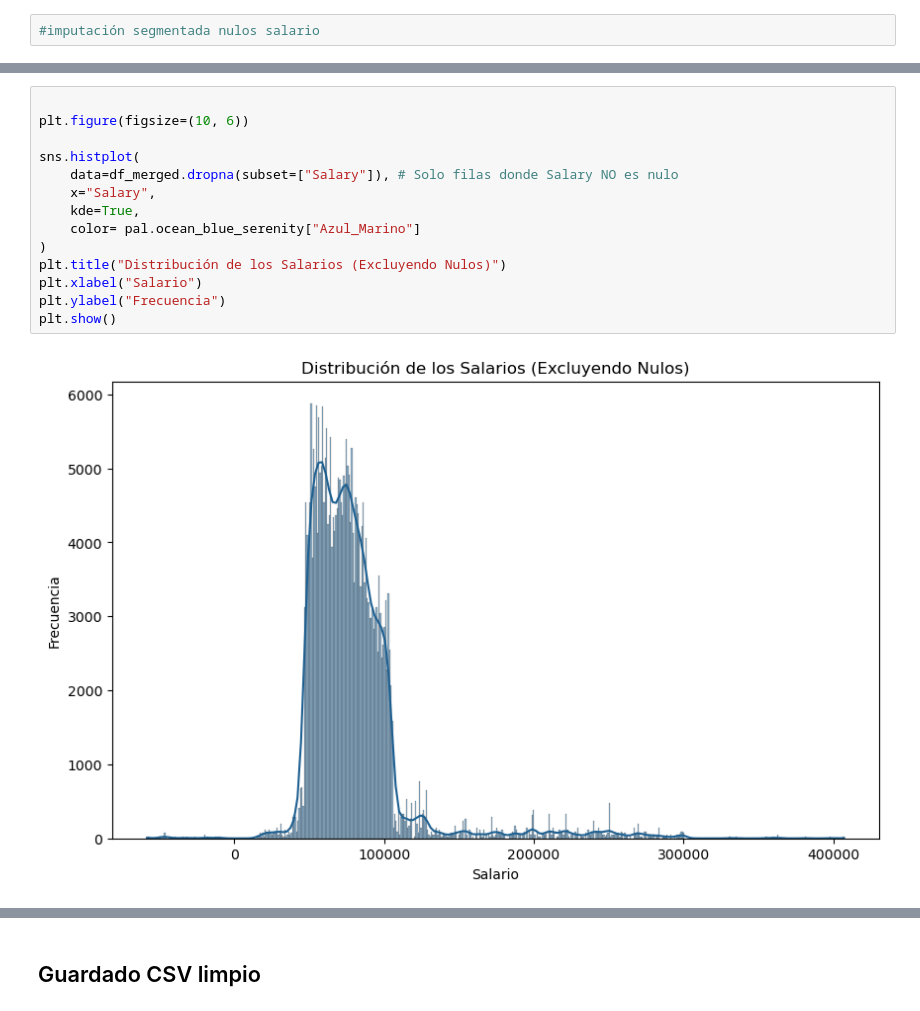
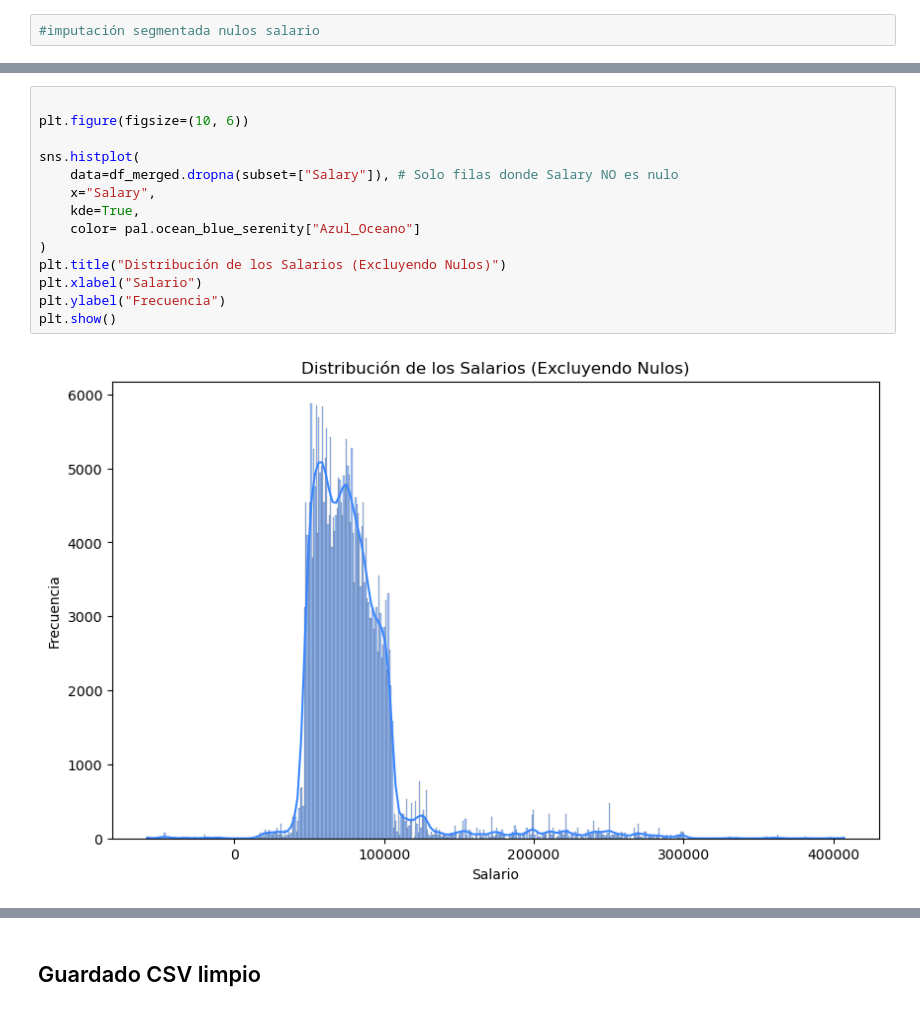
Before and after one commit to Adalab/bda-modulo-3-evaluacion-final-micaelalafratta, a Jupyter notebook: modulo-3-evaluacion-final-micaelalafratta.ipynb, the cells around one changed output, grey strips where cells are left out. Drawn from its saved outputs; the diff is of its cells as text.

```diff
--- a/modulo-3-evaluacion-final-micaelalafratta.ipynb
+++ b/modulo-3-evaluacion-final-micaelalafratta.ipynb
@@ -408,16 +442,16 @@ df_merged.describe(include="O").T
 # %%
 
 plt.figure(figsize=(10, 6))
 
 sns.histplot(
     data=df_merged.dropna(subset=["Salary"]), # Solo filas donde Salary NO es nulo
     x="Salary",
     kde=True,
-    color= pal.ocean_blue_serenity["Azul_Marino"]
+    color= pal.ocean_blue_serenity["Azul_Oceano"]
 )
 plt.title("Distribución de los Salarios (Excluyendo Nulos)")
 plt.xlabel("Salario")
 plt.ylabel("Frecuencia")
 plt.show()
 # %% [output]
-[figure, old version]
+[figure, new version]
```
Also changed, not shown: parts of 29 cells of this notebook, 1 other file.
